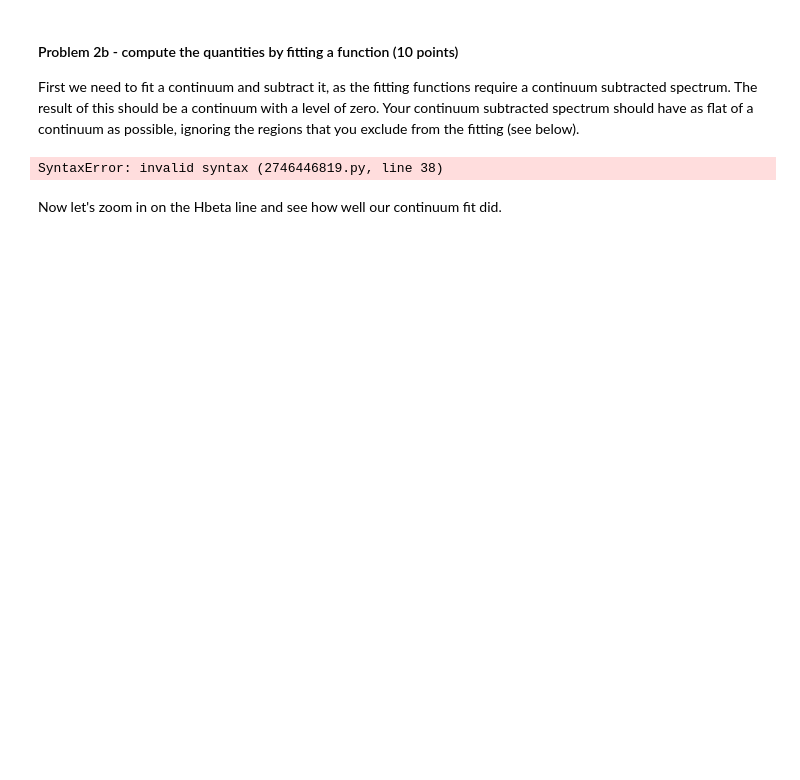
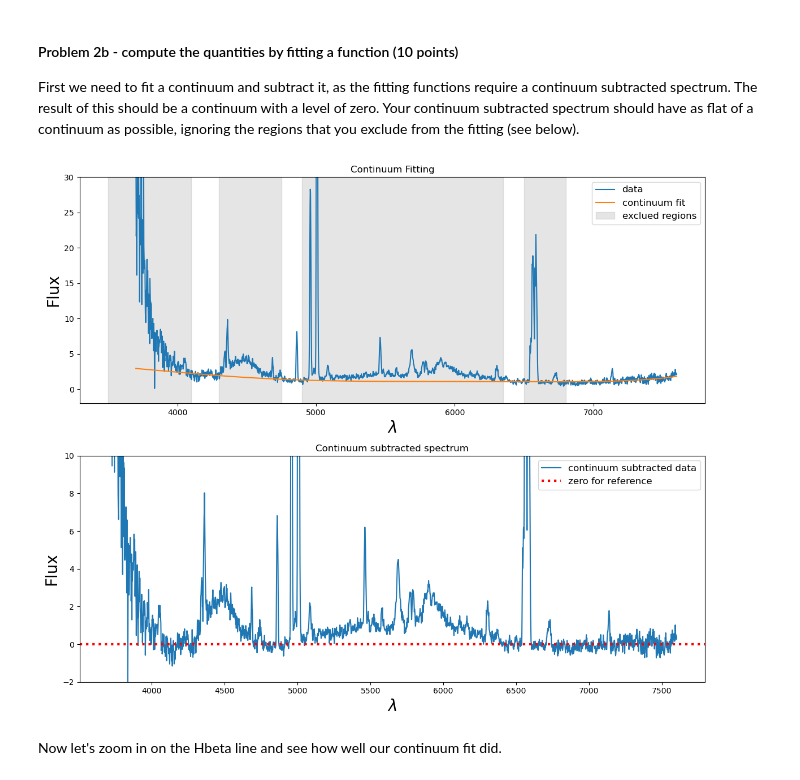
Before and after one commit to jupiterrible/analysis_real_spectra_student, a Jupyter notebook: analysis_real_spectra.student.ipynb, the cells around one changed output. Saved outputs shown, nothing was run; the diff lists cells and outputs as text; code cells hidden in the pictures; blank space fills up the shorter version.

```diff
--- a/analysis_real_spectra.student.ipynb
+++ b/analysis_real_spectra.student.ipynb
@@ -220,9 +220,9 @@ lamhigh = [4100,4750]
 #************************
 #your other regions go here.
 #a list of the lower bounds
-lamlow.extend([])
+lamlow.extend([4900,6500])
 #a list of the upper bounds
-lamhigh.extend([])
+lamhigh.extend([6350,6800])
 
 #this creates the SpectralRegion that contains all of the excluded regions
 for ilam,lam in enumerate(lamlow):
@@ -238,42 +238,42 @@ for ilam,lam in enumerate(lamlow):
 #Your continuum subtracted spectrum should
 with warnings.catch_warnings():  # Ignore warnings
     warnings.simplefilter('ignore')
-    fitted_continuum = fit_generic_continuum(specm57,exclude_regions=excl_region, median_window=  ,
-                                             model=models.Chebyshev1D(degree=  ))
+    fitted_continuum = fit_generic_continuum(specm57,exclude_regions=excl_region, median_window=255  ,
+                                             model=models.Chebyshev1D(degree=5  ))
 #this is the fitted continuum
 y_fit = fitted_continuum(specm57.wavelength)
 
 #plot the spectrum and the continuum fit
 f,(ax1,ax2) = plt.subplots(2,1,figsize=(12,10))
 ax1.plot(specm57.wavelength, specm57.flux,label='data')
 ax1.plot(specm57.wavelength, y_fit,label='continuum fit')
 ax1.set_title("Continuum Fitting")
 ax1.set_ylim(-2,30)
 ax1.set_xlabel("$\lambda$",fontsize=20)
 ax1.set_ylabel("Flux",fontsize=20)
 
 #to help you decide which regions to exclude, plot gray regions that are excluded.
 for ilam,lam in enumerate(lamlow):
     ax1.fill_betweenx([-100,100],lamlow[ilam],x2=lamhigh[ilam],color='gray',alpha=0.2,label='exclued regions')
 
     #only make the legend after the first iteration so it only makes one box
     if ilam==0:
         ax1.legend(fontsize=12)
 
 #plot the continuum subtracted spectrum
 contsubspec = specm57.flux - y_fit
 ax2.plot(specm57.wavelength, contsubspec, label='continuum subtracted data')
 ax2.set_title("Continuum subtracted spectrum")
 ax2.set_ylim(-2,10)
 ax2.axhline(0.0,color='red',linestyle=':',linewidth=3,label='zero for reference')
 ax2.set_xlabel("$\lambda$",fontsize=20)
 ax2.set_ylabel("Flux",fontsize=20)
 ax2.legend(fontsize=12)
 
 #this optimizes the spacing between the figures
 f.tight_layout()
 # %% [output]
-SyntaxError: invalid syntax (2746446819.py, line 38)
+[figure, added]
 # %% [markdown]
 Now let's zoom in on the Hbeta line and see how well our continuum fit did.
 # %%
```
Also changed, not shown: parts of 14 cells of this notebook.
